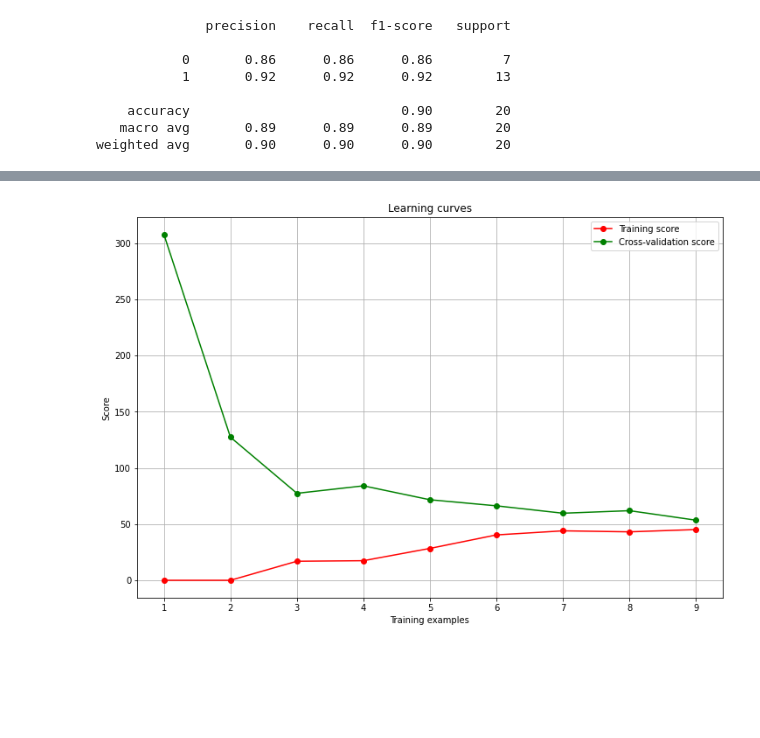
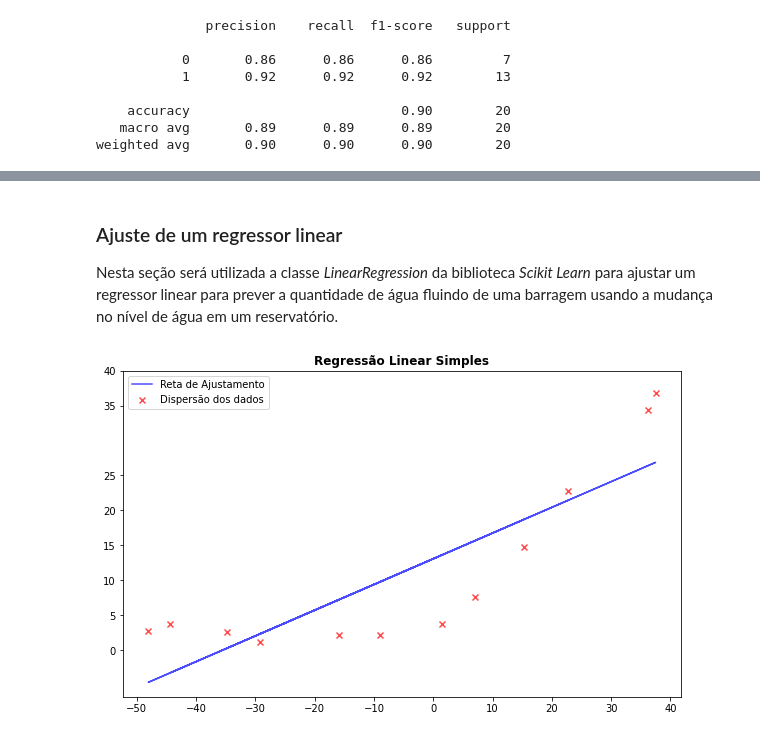
Before and after one commit to renatoor/machine-learning, a Jupyter notebook: T2/aprendizado-supervisionado.ipynb, the cells around one changed output, grey strips where cells are left out. Drawn from its saved outputs; the diff is of its cells as text; code cells hidden in the pictures; blank space fills up the shorter version.

```diff
--- a/T2/aprendizado-supervisionado.ipynb
+++ b/T2/aprendizado-supervisionado.ipynb
@@ -284,25 +369,21 @@ X_val, y_val = data['Xval'].reshape(-1, 1), data['yval']
+# %% [markdown]
+### Ajuste de um regressor linear
+
+Nesta seção será utilizada a classe _LinearRegression_ da biblioteca _Scikit Learn_ para ajustar um regressor linear para prever a quantidade de água fluindo de uma barragem usando a mudança no nível de água em um reservatório.
 # %%
 model = LinearRegression()
-#model.fit(X, y)
+model.fit(X, y)
 
-train_sizes = list(range(1,10))
+plt.figure(figsize=(10,6))
 
-train_sizes, train_scores, test_scores, = \
-    learning_curve(model, X, y, scoring='neg_mean_squared_error', train_sizes=train_sizes)
+plt.scatter(X, y, color='r', alpha=0.7, marker='x')
+plt.plot(X, model.predict(X), color='b', alpha=0.7)
+plt.legend(['Reta de Ajustamento', 'Dispersão dos dados'])
+plt.title('Regressão Linear Simples', fontweight='bold')
 
-train_scores_mean = np.mean(-train_scores, axis=1)
-test_scores_mean = np.mean(-test_scores, axis=1)
+plt.yticks([0,5,10,15,20,25,35,40])
+plt.xticks([-50,-40,-30,-20,-10,0,10,20,30,40,])
 
-fig, ax = plt.subplots(figsize=(12,8))
-ax.set_title("Learning curves")
-ax.set_xlabel("Training examples")
-ax.set_ylabel("Score")
-ax.grid()
-ax.plot(train_sizes, train_scores_mean, 'o-', color="r",
-                 label="Training score")
-ax.plot(train_sizes, test_scores_mean, 'o-', color="g",
-                 label="Cross-validation score")
-ax.legend()
 plt.show()
 # %% [output]
-[figure, old version]
+[figure, new version]
```
Also changed, not shown: parts of 43 cells of this notebook, 5 other files.
